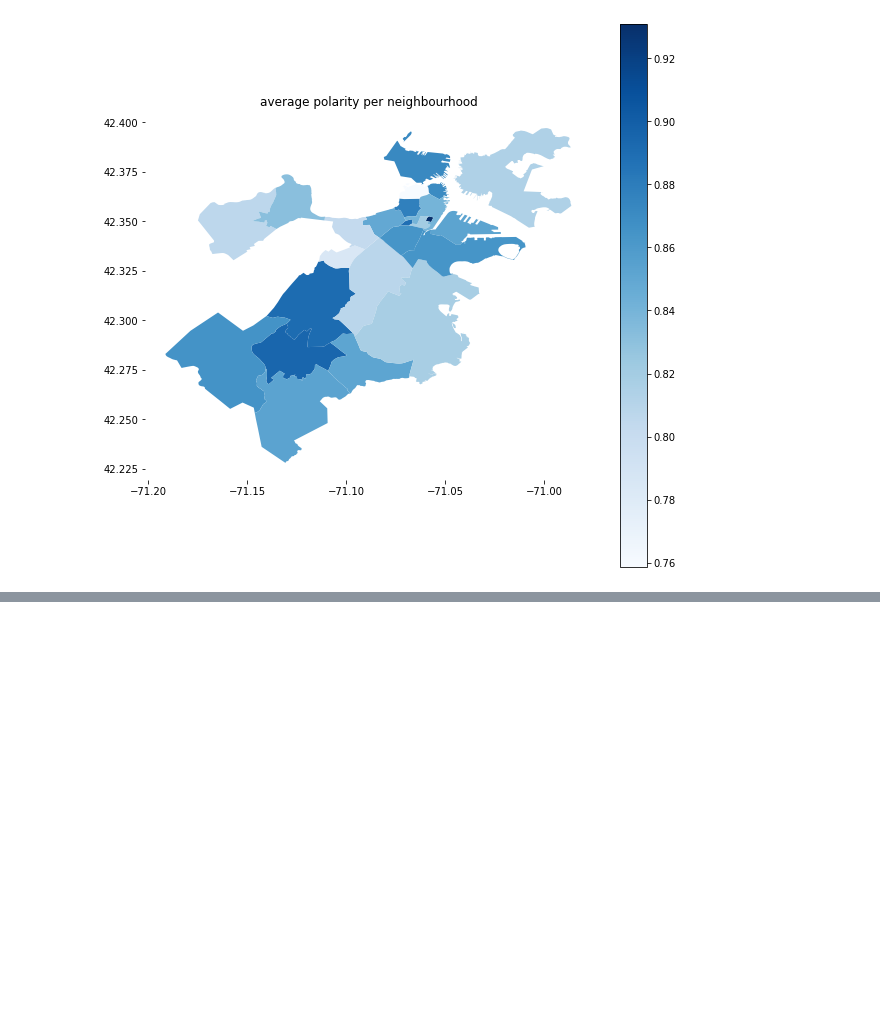
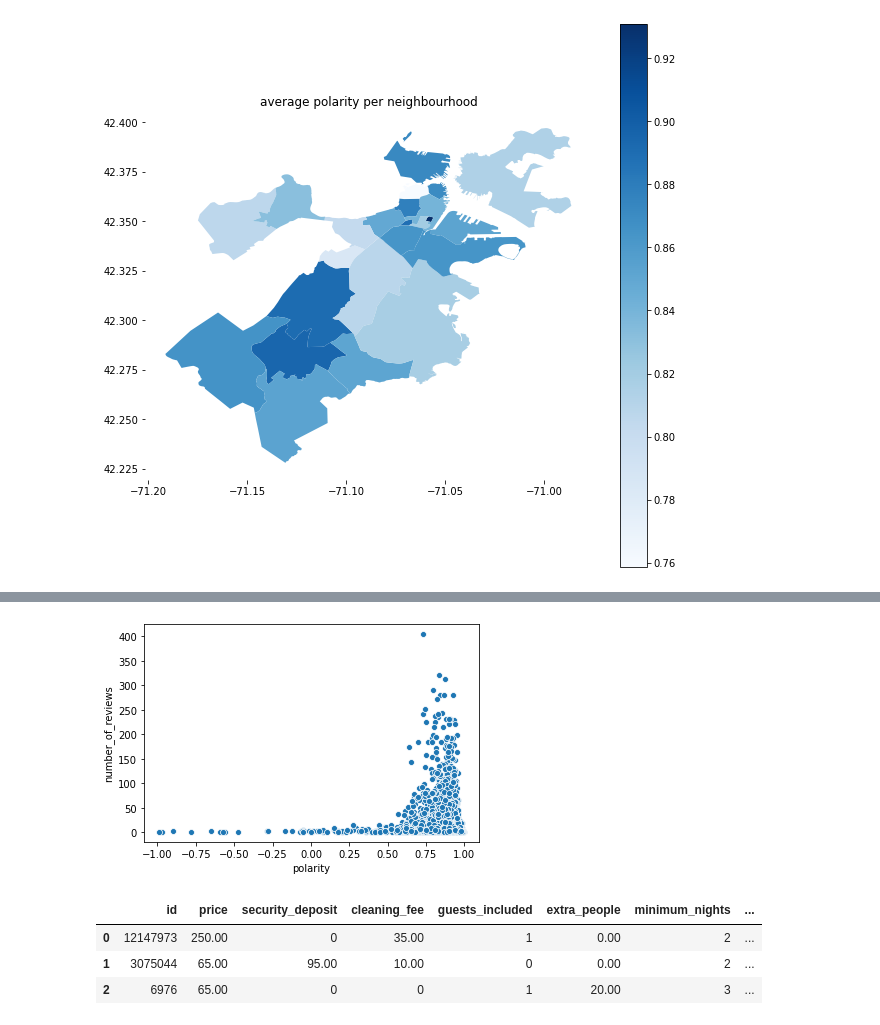
Before and after one commit to alexgastone/AirbnbRecommend, a Jupyter notebook: Airbnb_SentimentAnalysis.ipynb, the cells around one changed output, grey strips where cells are left out. Cells and saved outputs as stored; diff of their text form; code cells hidden in the pictures; blank space fills up the shorter version.

```diff
--- a/Airbnb_SentimentAnalysis.ipynb
+++ b/Airbnb_SentimentAnalysis.ipynb
@@ -359,0 +412,5 @@ plt.title('average polarity per neighbourhood');
+# %%
+# drop rows with null polarity
+full.dropna(subset = ['polarity'], how='any', axis=0, inplace=True)
+
+full
@@ -359,0 +431,25 @@ plt.title('average polarity per neighbourhood');
+# %%
+sns.scatterplot('polarity', 'number_of_reviews', data=full);
+# %% [output]
+[figure, added]
+# %%
+# selected columns from listings
+dashboard_df = pd.DataFrame(listings[['id','price', 'security_deposit', 'cleaning_fee', 'guests_included', 'extra_people', 'minimum_nights',
+               'maximum_nights', 'host_is_superhost']])
+
+# remove $ sign
+# and fill null values in security_deposit and cleaning_fee with 0
+cols = ['price', 'security_deposit', 'cleaning_fee', 'extra_people']
+for col in cols:
+    dashboard_df[col] = dashboard_df[col].str.replace('$', '')
+    dashboard_df[col].fillna(0, inplace=True)
+
+# transform host_is_superhost to boolean
+dashboard_df.replace({'host_is_superhost': {'f': False, 't': True}}, inplace=True)
+
+dashboard_df.head(3)
+# %% [output]
+|  | id | price | security_deposit | cleaning_fee | guests_included | extra_people | minimum_nights | ... |
+| 0 | 12147973 | 250.00 | 0 | 35.00 | 1 | 0.00 | 2 | ... |
+| 1 | 3075044 | 65.00 | 95.00 | 10.00 | 0 | 0.00 | 2 | ... |
+| 2 | 6976 | 65.00 | 0 | 0 | 1 | 20.00 | 3 | ... |
```
Also changed, not shown: parts of 20 cells of this notebook, 1 other file.
